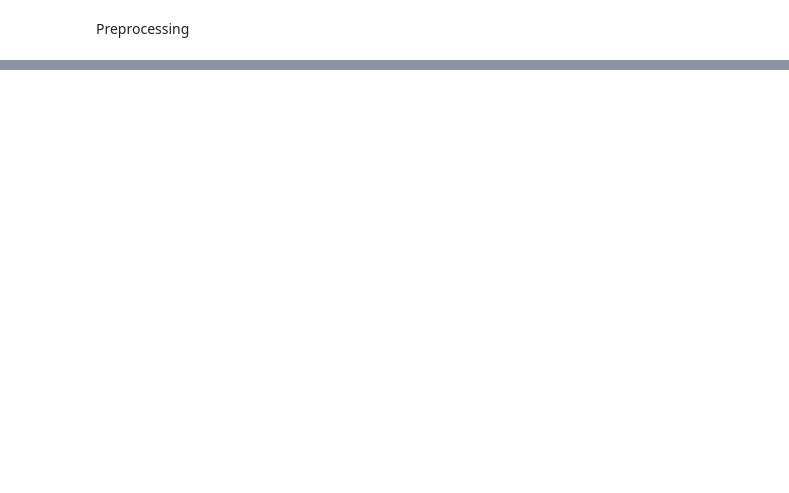
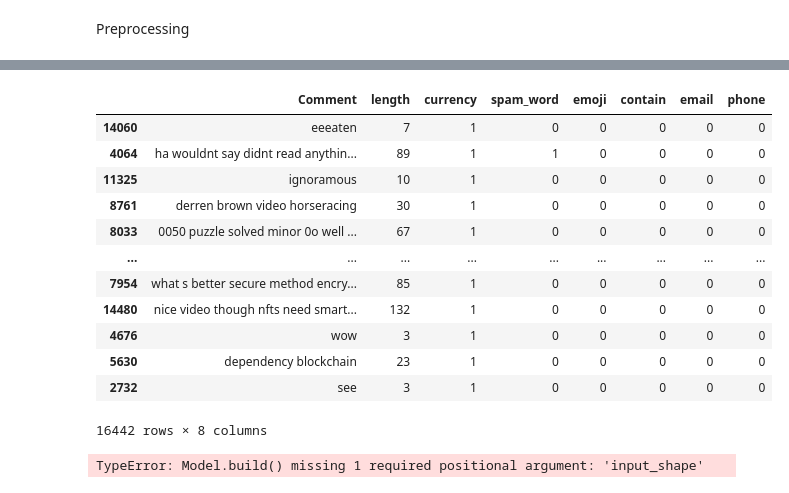
Before and after one commit to Brijeshkrishna/CyRadar, a Jupyter notebook: token.ipynb, the cells around one changed output, grey strips where cells are left out. Saved outputs shown, nothing was run; the diff lists cells and outputs as text; code cells hidden in the pictures; blank space fills up the shorter version.

```diff
--- a/token.ipynb
+++ b/token.ipynb
@@ -880,0 +147,21 @@ df["Comment"] = df["Comment"].map(lambda  text :  re.compile(r"🇦🇫|🇦🇱
+# %%
+y=pd.DataFrame(df.Spam)
+x=df.drop(['Spam'],axis=1)
+# %%
+x_train,x_val,y_train,y_val=train_test_split(x,y,train_size=0.8,test_size=0.2,random_state=0)
+
+x_train
+# %% [output]
+|  | Comment | length | currency | spam_word | emoji | contain | email | phone |
+| 14060 | eeeaten | 7 | 1 | 0 | 0 | 0 | 0 | 0 |
+| 4064 | ha wouldnt say didnt read anythin... | 89 | 1 | 1 | 0 | 0 | 0 | 0 |
+| 11325 | ignoramous | 10 | 1 | 0 | 0 | 0 | 0 | 0 |
+| 8761 | derren brown video horseracing | 30 | 1 | 0 | 0 | 0 | 0 | 0 |
+| 8033 | 0050 puzzle solved minor 0o well ... | 67 | 1 | 0 | 0 | 0 | 0 | 0 |
+| ... | ... | ... | ... | ... | ... | ... | ... | ... |
+| 7954 | what s better secure method encry... | 85 | 1 | 0 | 0 | 0 | 0 | 0 |
+| 14480 | nice video though nfts need smart... | 132 | 1 | 0 | 0 | 0 | 0 | 0 |
+| 4676 | wow | 3 | 1 | 0 | 0 | 0 | 0 | 0 |
+| 5630 | dependency blockchain | 23 | 1 | 0 | 0 | 0 | 0 | 0 |
+| 2732 | see | 3 | 1 | 0 | 0 | 0 | 0 | 0 |
+16442 rows × 8 columns
@@ -880,0 +176,6 @@ df["Comment"] = df["Comment"].map(lambda  text :  re.compile(r"🇦🇫|🇦🇱
+# %%
+model =Model(embedding_layer)
+model.build()
+model.summary()
+# %% [output]
+TypeError: Model.build() missing 1 required positional argument: 'input_shape'
```
Also changed, not shown: parts of 28 cells of this notebook, 2 other files.
